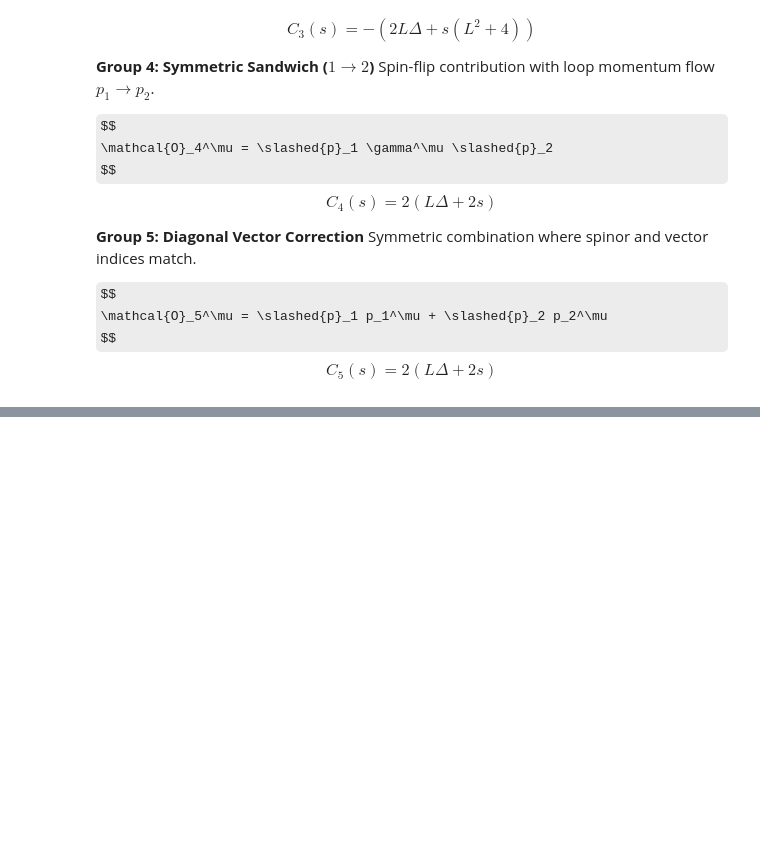
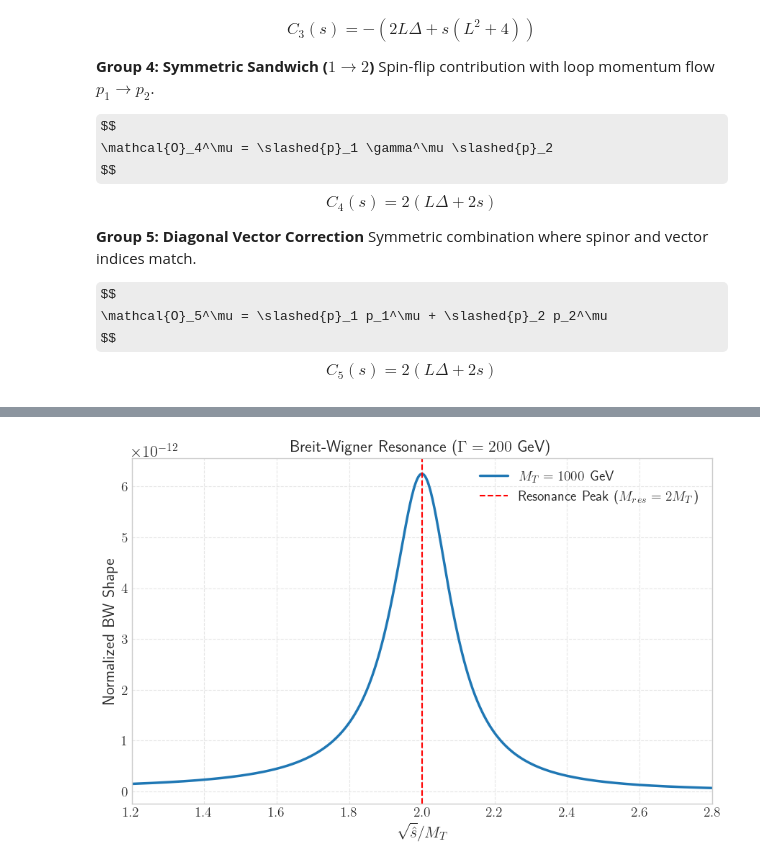
Before and after one commit to viniciusrocca/EFT_ToyModel, a Jupyter notebook: Plots/FormFactor_VLF.ipynb, the cells around one changed output, grey strips where cells are left out. Drawn from its saved outputs; the diff is of its cells as text; code cells hidden in the pictures; some formulas as TeX source; blank space fills up the shorter version.

```diff
--- a/Plots/FormFactor_VLF.ipynb
+++ b/Plots/FormFactor_VLF.ipynb
@@ -1011,0 +1047,66 @@ plt.savefig('FormFactor_comparison.png')
+# %%
+import numpy as np
+import matplotlib.pyplot as plt
+
+def breit_wigner(x, M_T, Gamma=20.0):
+    """
+    Calculates the relativistic Breit-Wigner shape.
+    x     : sqrt(s_hat) / M_T
+    M_T   : Reference mass (GeV)
+    Gamma : Resonance width (GeV), fixed to 200 GeV
+    """
+    # Convert the dimensionless x back to s_hat (energy squared)
+    s_hat = (x * M_T)**2
+
+    # The resonance mass is exactly 2 * M_T
+    M_res = 2.0 * M_T
+
+    # Relativistic Breit-Wigner denominator: (s - M^2)^2 + (M * Gamma)^2
+    denominator = (s_hat - M_res**2)**2 + (M_res * Gamma)**2
+
+    return 1.0 / denominator
+
+# Define the x-axis range (sqrt(s)/M_T) around the peak at 2.0
+x_vals = np.linspace(1.2, 2.8, 1000)
+
+# Fixed Width
+Gamma_fixed = 200.0 # GeV
+
+# Plot for a few different M_T values to show how the 200 GeV width scales
+M_T_list = [1000.0] # GeV
+colors = ['#1f77b4', '#ff7f0e', '#2ca02c']
+
+plt.figure(figsize=(9, 6))
+
+for M_T, color in zip(M_T_list, colors):
+    # Calculate the BW shape
+    y_vals = breit_wigner(x_vals, M_T, Gamma=Gamma_fixed)
+
+    # Normalize the peak to 1 for visual comparison of the shapes
+    y_normalized = y_vals
+
+    label_str = r'$M_T = {:.0f}$ GeV'.format(M_T)
+    plt.plot(x_vals, y_normalized, color=color, linewidth=2.5, label=label_str)
+
+# Mark the peak explicitly
+plt.axvline(x=2.0, color='red', linestyle='--', linewidth=1.5,
+            label=r'Resonance Peak ($M_{res} = 2M_T$)')
+
+# Formatting the plot
+plt.xlim(1.2, 2.8)
+#plt.ylim(0, 1.05) # Linear scale is usually better to view the actual peak shape
+
+plt.xlabel(r'$\sqrt{\hat{s}} / M_T$', fontsize=16)
+plt.ylabel(r'Normalized BW Shape', fontsize=16)
+plt.title(r'Breit-Wigner Resonance ($\Gamma = 200$ GeV)', fontsize=16)
+
+plt.xticks(fontsize=14)
+plt.yticks(fontsize=14)
+plt.grid(True, which="both", ls="--", alpha=0.5)
+plt.legend(fontsize=14, loc='upper right', framealpha=0.9)
+
+plt.tight_layout()
+#plt.savefig('breit_wigner_peak.png', dpi=300)
+plt.show()
+# %% [output]
+[figure, added]
```
Also changed, not shown: parts of 12 cells of this notebook.
